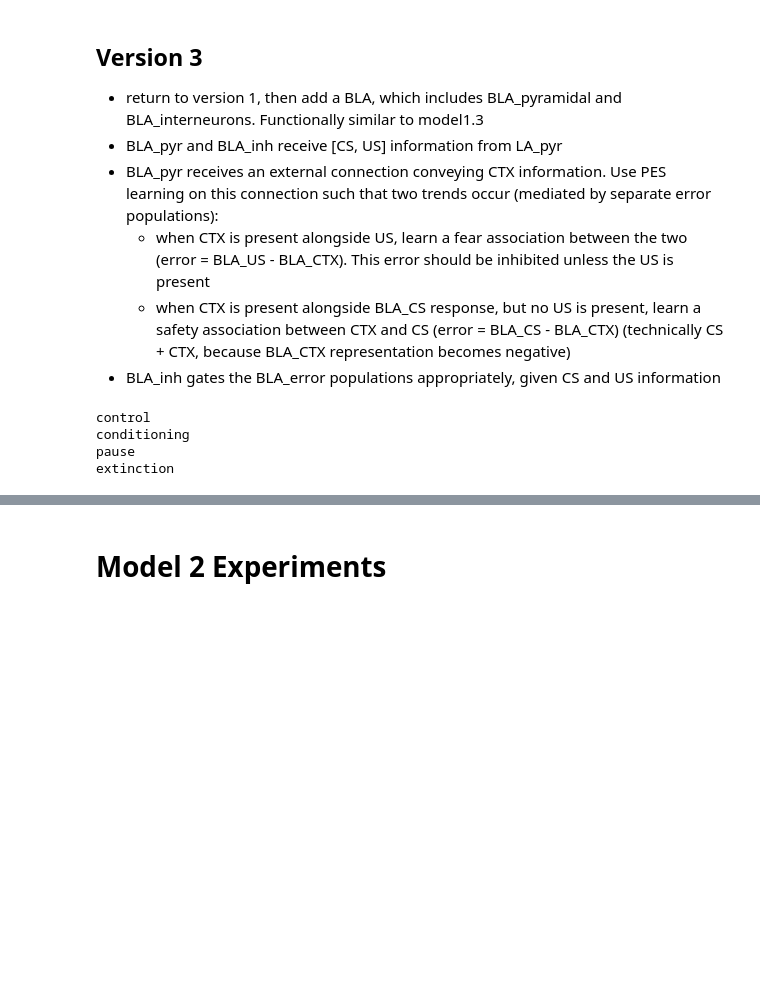
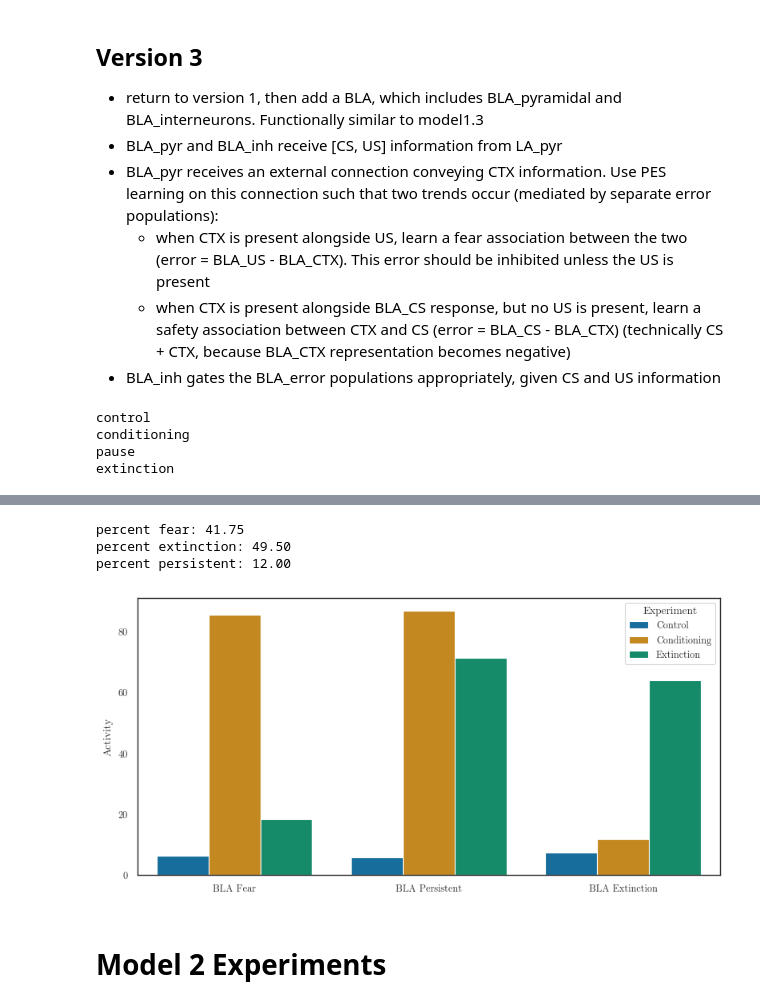
Before and after one commit to psipeter/amygdala, a Jupyter notebook: model2.1.ipynb, the cells around one changed output, grey strips where cells are left out. Drawn from its saved outputs; the diff is of its cells as text; code cells hidden in the pictures; blank space fills up the shorter version.

```diff
--- a/model2.1.ipynb
+++ b/model2.1.ipynb
@@ -493,3 +497,48 @@ plt.tight_layout()
+# %%
+T1a = int(1/dt)
+T1b = int(2/dt)
+T4a = int((2+2*nCond-1)/dt)
+T4b = int((2+2*nCond-0.5)/dt)
+T5a = int((2+2*nCond+4+2*nExt-1)/dt)
+T5b = int((2+2*nCond+4+2*nExt-0.5)/dt)
+data_activity = pd.DataFrame(columns=["seed", "Type", "Activity", "Experiment"])
+
+aControl_BLA = sim.data[pBLA_pyr_spikes][T1a: T1b]
+aConditioning_BLA = sim.data[pBLA_pyr_spikes][T4a: T4b]
+aExtinction_BLA = sim.data[pBLA_pyr_spikes][T5a: T5b]
+fear_neurons_p1 = np.where(np.mean(aConditioning_BLA, axis=0) > np.mean(aControl_BLA, axis=0))[0]
+fear_neurons_p2 = np.where(np.mean(aExtinction_BLA, axis=0) < np.mean(aConditioning_BLA, axis=0))[0]
+fear_neurons = np.intersect1d(fear_neurons_p1, fear_neurons_p2)
+extinction_neurons = np.where(np.mean(aExtinction_BLA, axis=0) > np.mean(aConditioning_BLA, axis=0))[0]
+persistent_neurons = np.where(np.abs(np.mean(aConditioning_BLA-aExtinction_BLA,axis=0))<0.5*np.mean(aConditioning_BLA, axis=0))[0]
+
+percent_fear = len(fear_neurons)/(4*nNeurons)*100
+percent_extinction = len(extinction_neurons)/(4*nNeurons)*100
+percent_persistent = len(persistent_neurons)/(4*nNeurons)*100
+
+print(f"percent fear: {percent_fear:.2f}")
+print(f"percent extinction: {percent_extinction:.2f}")
+print(f"percent persistent: {percent_persistent:.2f}")
+
+data_activity = data_activity.append({"seed": seed, "Type": "BLA Fear", "Activity": np.mean(aControl_BLA[:,fear_neurons]), "Experiment": "Control"}, ignore_index=True)
+data_activity = data_activity.append({"seed": seed, "Type": "BLA Fear", "Activity": np.mean(aConditioning_BLA[:,fear_neurons]), "Experiment": "Conditioning"}, ignore_index=True)
+data_activity = data_activity.append({"seed": seed, "Type": "BLA Fear", "Activity": np.mean(aExtinction_BLA[:,fear_neurons]), "Experiment": "Extinction"}, ignore_index=True)
+data_activity = data_activity.append({"seed": seed, "Type": "BLA Persistent", "Activity": np.mean(aControl_BLA[:,persistent_neurons]), "Experiment": "Control"}, ignore_index=True)
+data_activity = data_activity.append({"seed": seed, "Type": "BLA Persistent", "Activity": np.mean(aConditioning_BLA[:,persistent_neurons]), "Experiment": "Conditioning"}, ignore_index=True)
+data_activity = data_activity.append({"seed": seed, "Type": "BLA Persistent", "Activity": np.mean(aExtinction_BLA[:,persistent_neurons]), "Experiment": "Extinction"}, ignore_index=True)
+data_activity = data_activity.append({"seed": seed, "Type": "BLA Extinction", "Activity": np.mean(aControl_BLA[:,extinction_neurons]), "Experiment": "Control"}, ignore_index=True)
+data_activity = data_activity.append({"seed": seed, "Type": "BLA Extinction", "Activity": np.mean(aConditioning_BLA[:,extinction_neurons]), "Experiment": "Conditioning"}, ignore_index=True)
+data_activity = data_activity.append({"seed": seed, "Type": "BLA Extinction", "Activity": np.mean(aExtinction_BLA[:,extinction_neurons]), "Experiment": "Extinction"}, ignore_index=True)
+
+fig, ax = plt.subplots(nrows=1, ncols=1, figsize=((8,4)))
+sns.barplot(data=data_activity, x='Type', y="Activity", hue="Experiment", palette=palette, ax=ax)
+ax.set(xlabel=None)
+plt.tight_layout()
+# %% [output]
+percent fear: 41.75
+percent extinction: 49.50
+percent persistent: 12.00
+[figure, added]
 # %% [markdown]
 # Model 2 Experiments
 # %%
```
Also changed, not shown: parts of 18 cells of this notebook.
